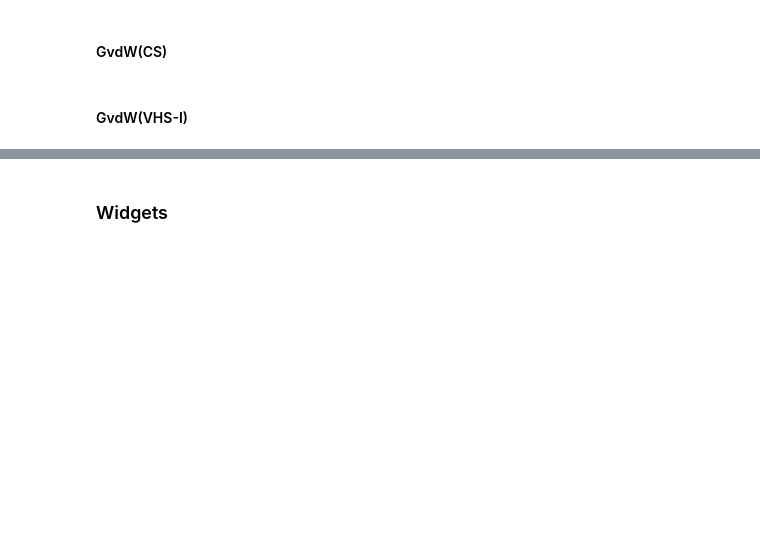
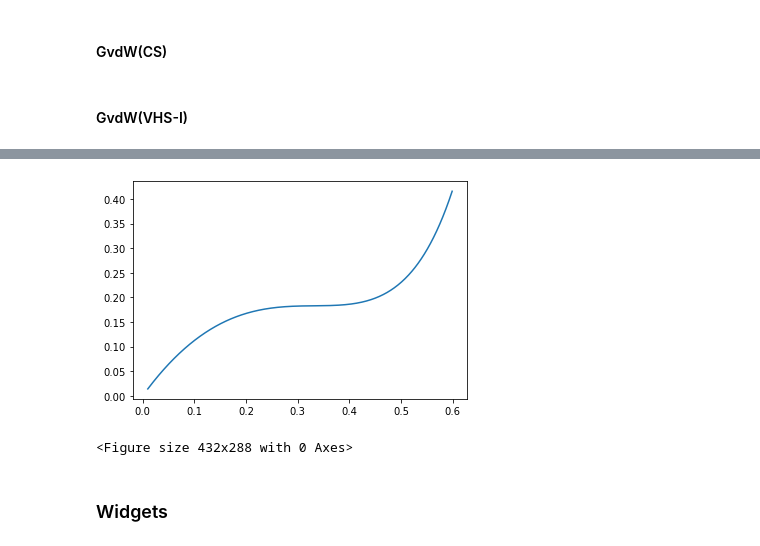
Before and after one commit to benfreasier/gvdw, a Jupyter notebook: eosapp.ipynb, the cells around one changed output, grey strips where cells are left out. Saved outputs shown, nothing was run; the diff lists cells and outputs as text; code cells hidden in the pictures; blank space fills up the shorter version.

```diff
--- a/eosapp.ipynb
+++ b/eosapp.ipynb
@@ -160,10 +194,3 @@ gasdic['GvdW(VHS-I)'] = fg
 liqdic['GvdW(VHS-I)'] = fl
 gasdici['GvdW(VHS-I)'] = fgi
 liqdici['GvdW(VHS-I)'] = fli
-# %%
-t = 1.155
-print(oev(t))
-x = np.arange(.2, .4, .01)
-y = gvdw_vhsi(x, t=t)
-plt.plot(x, y)
-plt.show()
@@ -172,0 +276,24 @@ plt.show()
+# %%
+import numpy as np
+vdwa = 16 * np.pi / 9.
+acorr = 128. * np.pi / 315.
+
+
+def gvdwhsb2corr(rho, t=1.):
+    v = 1. / rho
+    v0 = 1.
+    p = t / (v - v0) + (
+        (2 * np.pi / 3. - 1) * t - vdwa - acorr / t) * rho * rho
+    return p
+
+with open('gvdwhsb2-corr.pkl', 'rb') as f:
+    data = pickle.load(f)
+    data2 = pickle.load(f)
+fg, fl, rhoc, tc, pc = data
+fgi, fli = data2
+pdic['GvdW(HS-B2-corr)'] = (gvdwhsb2corr, rhoc, tc, pc)
+plist.append('GvdW(HS-B2-corr)')
+gasdic['GvdW(HS-B2-corr)'] = fg
+liqdic['GvdW(HS-B2-corr)'] = fl
+gasdici['GvdW(HS-B2-corr)'] = fgi
+liqdici['GvdW(HS-B2-corr)'] = fli
@@ -173,3 +343,13 @@ plt.show()
+# %%
+plt.clf()
+r = np.arange(.01,.6,.001)
+p = gvdwhsb2corr(r,t=1.45)
+plt.plot(r,p)
+plt.show()
+plt.clf()
+# %% [output]
+[figure, added]
+<Figure size 432x288 with 0 Axes>
 # %% [markdown]
 ### Widgets
 # %% [markdown]
```
Also changed, not shown: parts of 29 cells of this notebook, 2 other files.
